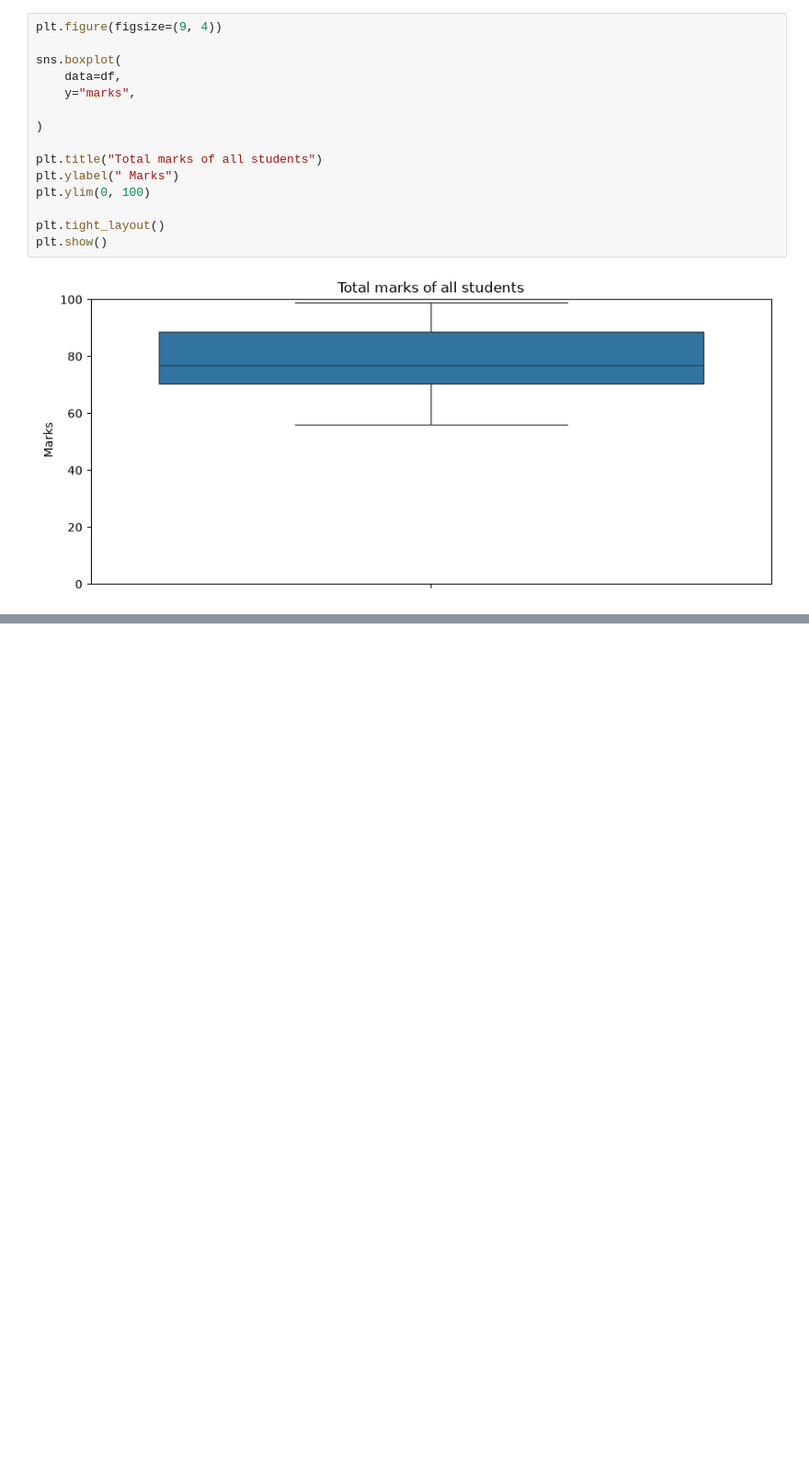
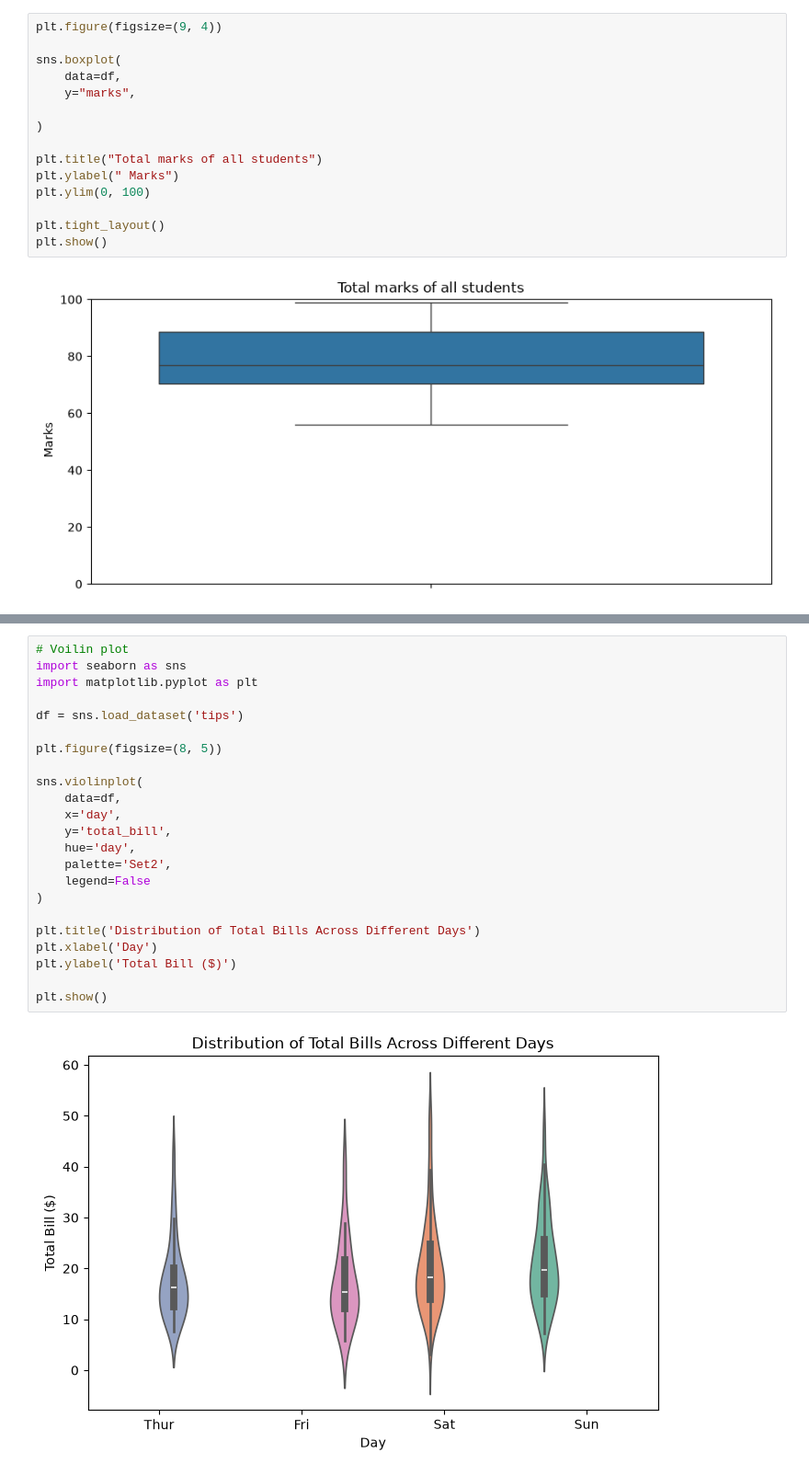
Before and after one commit to aprajitamall/DV_sem2_274, a Jupyter notebook: seaborn.ipynb, the cells around one changed output, grey strips where cells are left out. Shown at 92% size. Drawn from its saved outputs; the diff is of its cells as text; blank space fills up the shorter version.

```diff
--- a/seaborn.ipynb
+++ b/seaborn.ipynb
@@ -169,0 +208,25 @@ plt.show()
+# %%
+# Voilin plot
+import seaborn as sns
+import matplotlib.pyplot as plt
+
+df = sns.load_dataset('tips')
+
+plt.figure(figsize=(8, 5))
+
+sns.violinplot(
+    data=df,
+    x='day',
+    y='total_bill',
+    hue='day',
+    palette='Set2',
+    legend=False
+)
+
+plt.title('Distribution of Total Bills Across Different Days')
+plt.xlabel('Day')
+plt.ylabel('Total Bill ($)')
+
+plt.show()
+# %% [output]
+[figure, added]
```
Also changed, not shown: parts of 3 cells of this notebook, 1 other file.
